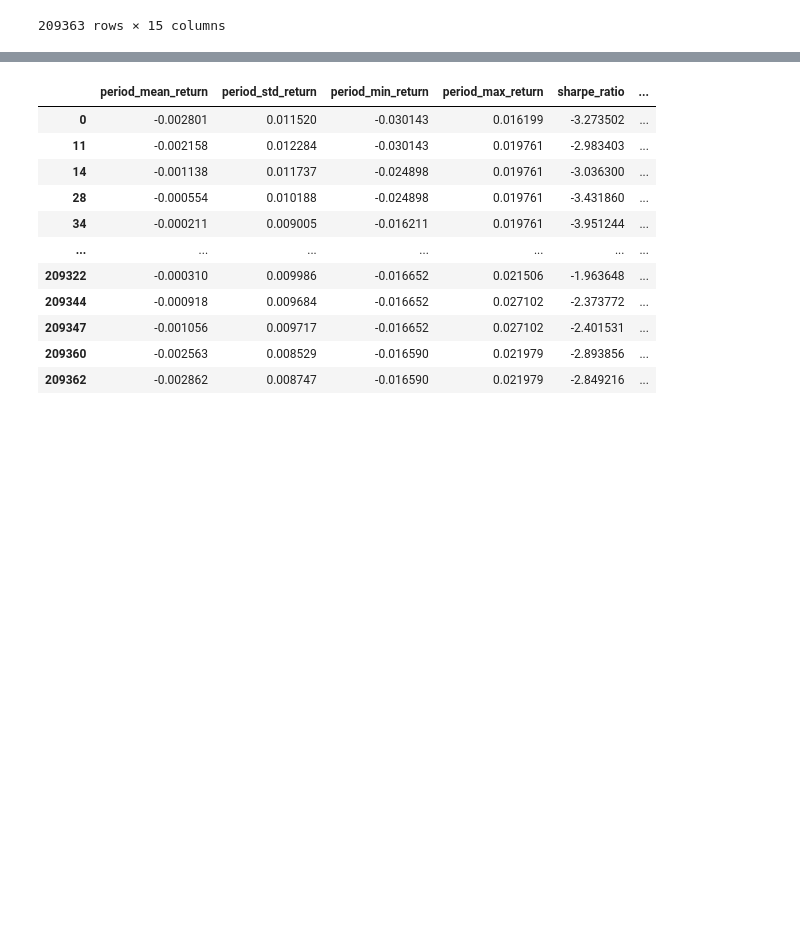
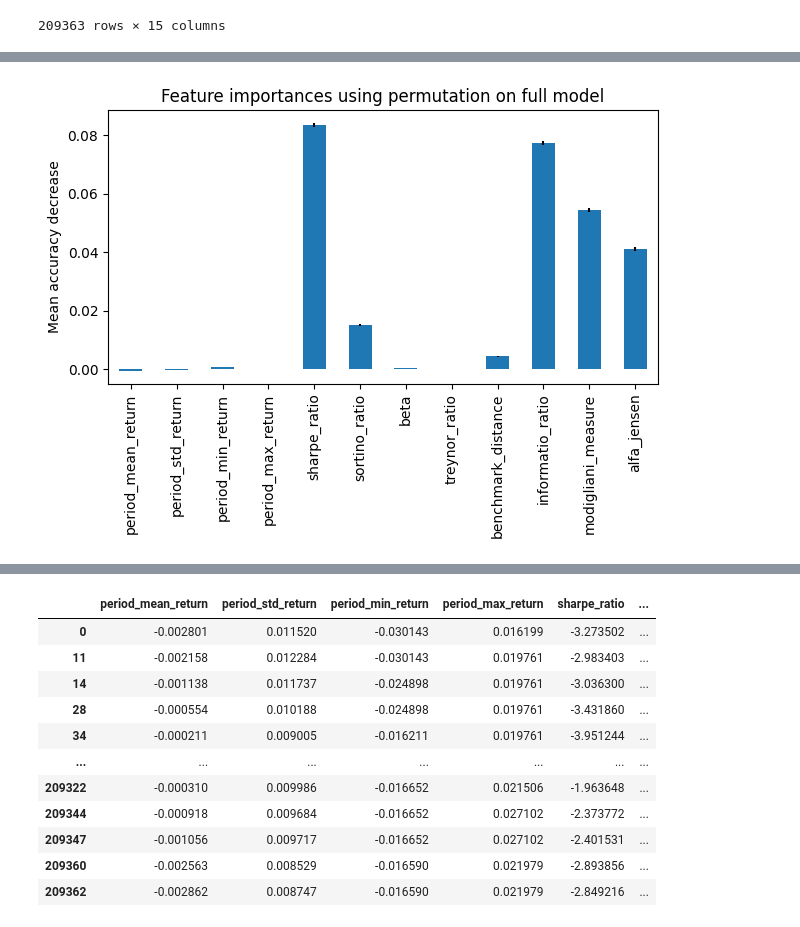
Before and after one commit to tintenderete/TFM, a Jupyter notebook: prueba_red_neuronal_fija_categorico.ipynb, the cells around one changed output, grey strips where cells are left out. Saved outputs shown, nothing was run; the diff lists cells and outputs as text; code cells hidden in the pictures; blank space fills up the shorter version.

```diff
--- a/prueba_red_neuronal_fija_categorico.ipynb
+++ b/prueba_red_neuronal_fija_categorico.ipynb
@@ -492,0 +504,11 @@ confusion_matrix(y_true, y_pred)
+# %%
+feature_importances = pd.Series(perm.importances_mean, index=dataset_2.columns[2:-1])
+
+fig, ax = plt.subplots()
+feature_importances.plot.bar(yerr=perm.importances_std, ax=ax)
+ax.set_title("Feature importances using permutation on full model")
+ax.set_ylabel("Mean accuracy decrease")
+fig.tight_layout()
+plt.show()
+# %% [output]
+[figure, added]
```
Also changed, not shown: parts of 31 cells of this notebook.
